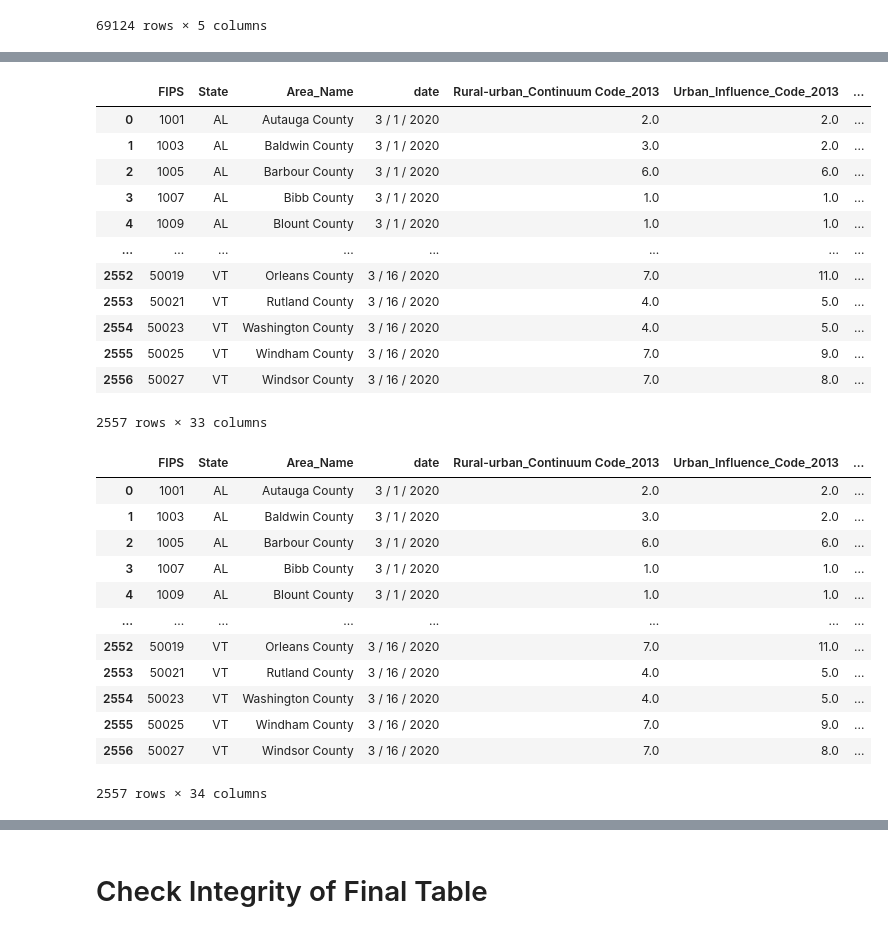
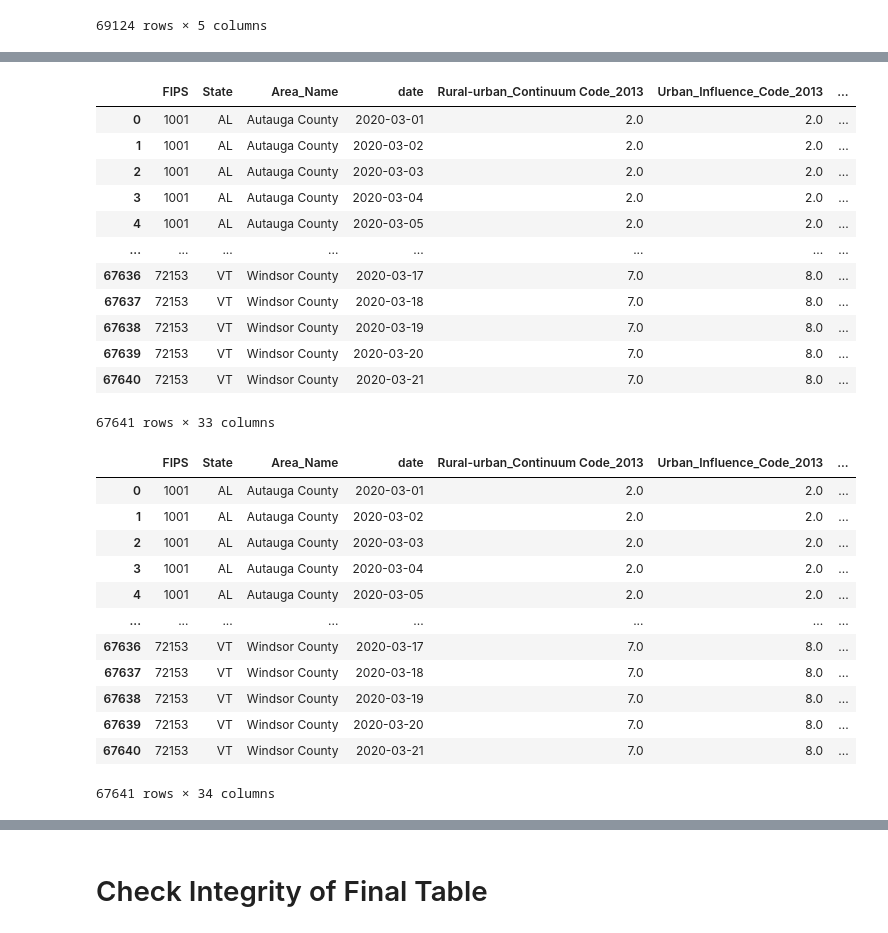
Before and after one commit to KotR9001/Covid_19_Insights, a Jupyter notebook: Jupyter Notebooks/Covid-19_Insights.ipynb, the cells around one changed output, grey strips where cells are left out. Saved outputs shown, nothing was run; the diff lists cells and outputs as text; code cells hidden in the pictures.

```diff
--- a/Jupyter Notebooks/Covid-19_Insights.ipynb
+++ b/Jupyter Notebooks/Covid-19_Insights.ipynb
@@ -251,6 +252,7 @@ grocery_visits_pivot_cleaned
 #Create Healthcare Visits Pivot Table
 healthcare_visits_pivot = pd.melt(healthcare_visits, id_vars='FIPS', var_name="date", value_name='Healthcare_Visits')
 healthcare_visits_pivot_cleaned = healthcare_visits_pivot.reset_index(drop=True)
+healthcare_visits_pivot_cleaned['date'] = pd.to_datetime(healthcare_visits_pivot['date'])
 healthcare_visits_pivot_cleaned
 # %% [output]
 |  | FIPS | date | Healthcare_Visits |
@@ -270,6 +272,7 @@ healthcare_visits_pivot_cleaned
 #Create Hospital Visits Pivot Table
 hospital_visits_pivot = pd.melt(hospital_visits, id_vars='FIPS', var_name="date", value_name='Hospital_Visits')
 hospital_visits_pivot_cleaned = hospital_visits_pivot.reset_index(drop=True)
+hospital_visits_pivot_cleaned['date'] = pd.to_datetime(hospital_visits_pivot_cleaned['date'])
 hospital_visits_pivot_cleaned
 # %% [output]
 |  | FIPS | date | Hospital_Visits |
@@ -383,7 +387,8 @@ infections_deaths_pivot_sorted
 69124 rows × 5 columns
 # %%
 #Join Feature Tables
-counties_grocery_pivots = counties_features.join(grocery_visits_pivot_cleaned[['date', 'Grocery_Visits']], how='inner', on='FIPS')
+#Found Method to Merge & Fill Missing Values at https://pandas.pydata.org/pandas-docs/stable/reference/api/pandas.merge_ordered.html
+counties_grocery_pivots = pd.merge_ordered(counties_features, grocery_visits_pivot_cleaned, how='outer', on='FIPS', fill_method='ffill')
 counties_grocery_pivots_sorted = counties_grocery_pivots.sort_values(['FIPS', 'date'], ascending=True).reset_index(drop=True)
 counties_grocery_pivots_columns = counties_grocery_pivots_sorted.columns
 counties_grocery_pivots_sorted = counties_grocery_pivots[['FIPS', 'State', 'Area_Name', 'date', 'Rural-urban_Continuum Code_2013',
@@ -409,5 +414,7 @@ counties_grocery_pivots_sorted = counties_grocery_pivots[['FIPS', 'State', 'Area
        'Total Residents/Fellows in Primary Care ACGME Programs per 100000 Population as of Dec. 31 2018 (AAMC)',
        'ICU Beds', 'crime_rate_per_100000', 'Grocery_Visits']]
 counties_grocery_pivots_sorted
+#counties_grocery_pivots_sorted.loc[(counties_grocery_pivots_sorted['date']=='2020-03-02')].dropna()
+#len(counties_grocery_pivots_sorted['FIPS'].unique())
 # %% [output]
 |  | FIPS | State | Area_Name | date | Rural-urban_Continuum Code_2013 | Urban_Influence_Code_2013 | ... |
@@ -426,7 +433,6 @@ counties_grocery_pivots_sorted
 # %%
 #Join with Heathcare Visits
-co_gr_hc_pivot = counties_grocery_pivots_sorted.merge(healthcare_visits_pivot_cleaned['Healthcare_Visits'], how='inner', right_on=healthcare_visits_pivot_cleaned[['FIPS', 'date']],
-                                                     left_index=True)
+co_gr_hc_pivot = counties_grocery_pivots_sorted.merge(healthcare_visits_pivot_cleaned, how='inner', on=['FIPS', 'date'])
 co_gr_hc_pivot_sorted = co_gr_hc_pivot.sort_values(['FIPS', 'date'], ascending=True).reset_index(drop=True)
 co_gr_hc_pivot_sorted
 # %% [output]
@@ -437,40 +452,40 @@ KeyError:         FIPS           date
 # %%
 #Join with Hospital Visits
-co_gr_hc_ho_pivot = co_gr_hc_pivot_sorted.join(hospital_visits_pivot_cleaned['Hospital_Visits'], how='inner', on='FIPS')
+co_gr_hc_ho_pivot = co_gr_hc_pivot_sorted.merge(hospital_visits_pivot_cleaned, how='inner', on=['FIPS', 'date'])
 co_gr_hc_ho_pivot_sorted = co_gr_hc_ho_pivot.sort_values(['FIPS', 'date'], ascending=True).reset_index(drop=True)
 co_gr_hc_ho_pivot_sorted
 # %% [output]
 |  | FIPS | State | Area_Name | date | Rural-urban_Continuum Code_2013 | Urban_Influence_Code_2013 | ... |
-| 0 | 1001 | AL | Autauga County | 3 / 1 / 2020 | 2.0 | 2.0 | ... |
-| 1 | 1003 | AL | Baldwin County | 3 / 1 / 2020 | 3.0 | 2.0 | ... |
-| 2 | 1005 | AL | Barbour County | 3 / 1 / 2020 | 6.0 | 6.0 | ... |
-| 3 | 1007 | AL | Bibb County | 3 / 1 / 2020 | 1.0 | 1.0 | ... |
-| 4 | 1009 | AL | Blount County | 3 / 1 / 2020 | 1.0 | 1.0 | ... |
+| 0 | 1001 | AL | Autauga County | 2020-03-01 | 2.0 | 2.0 | ... |
+| 1 | 1001 | AL | Autauga County | 2020-03-02 | 2.0 | 2.0 | ... |
+| 2 | 1001 | AL | Autauga County | 2020-03-03 | 2.0 | 2.0 | ... |
+| 3 | 1001 | AL | Autauga County | 2020-03-04 | 2.0 | 2.0 | ... |
+| 4 | 1001 | AL | Autauga County | 2020-03-05 | 2.0 | 2.0 | ... |
 | ... | ... | ... | ... | ... | ... | ... | ... |
-| 2552 | 50019 | VT | Orleans County | 3 / 16 / 2020 | 7.0 | 11.0 | ... |
-| 2553 | 50021 | VT | Rutland County | 3 / 16 / 2020 | 4.0 | 5.0 | ... |
-| 2554 | 50023 | VT | Washington County | 3 / 16 / 2020 | 4.0 | 5.0 | ... |
-| 2555 | 50025 | VT | Windham County | 3 / 16 / 2020 | 7.0 | 9.0 | ... |
-| 2556 | 50027 | VT | Windsor County | 3 / 16 / 2020 | 7.0 | 8.0 | ... |
+| 67636 | 72153 | VT | Windsor County | 2020-03-17 | 7.0 | 8.0 | ... |
+| 67637 | 72153 | VT | Windsor County | 2020-03-18 | 7.0 | 8.0 | ... |
+| 67638 | 72153 | VT | Windsor County | 2020-03-19 | 7.0 | 8.0 | ... |
+| 67639 | 72153 | VT | Windsor County | 2020-03-20 | 7.0 | 8.0 | ... |
+| 67640 | 72153 | VT | Windsor County | 2020-03-21 | 7.0 | 8.0 | ... |
-2557 rows × 33 columns
+67641 rows × 33 columns
 # %%
 #Join with POI Visits
-co_gr_hc_ho_poi_pivot = co_gr_hc_ho_pivot_sorted.join(poi_visits_pivot_cleaned['POI_Visits'], how='inner', on='FIPS')
+co_gr_hc_ho_poi_pivot = co_gr_hc_ho_pivot_sorted.merge(poi_visits_pivot_cleaned, how='inner', on=['FIPS', 'date'])
 co_gr_hc_ho_poi_pivot_sorted = co_gr_hc_ho_poi_pivot.sort_values(['FIPS', 'date'], ascending=True).reset_index(drop=True)
 co_gr_hc_ho_poi_pivot_sorted
 # %% [output]
 |  | FIPS | State | Area_Name | date | Rural-urban_Continuum Code_2013 | Urban_Influence_Code_2013 | ... |
-| 0 | 1001 | AL | Autauga County | 3 / 1 / 2020 | 2.0 | 2.0 | ... |
-| 1 | 1003 | AL | Baldwin County | 3 / 1 / 2020 | 3.0 | 2.0 | ... |
-| 2 | 1005 | AL | Barbour County | 3 / 1 / 2020 | 6.0 | 6.0 | ... |
-| 3 | 1007 | AL | Bibb County | 3 / 1 / 2020 | 1.0 | 1.0 | ... |
-| 4 | 1009 | AL | Blount County | 3 / 1 / 2020 | 1.0 | 1.0 | ... |
+| 0 | 1001 | AL | Autauga County | 2020-03-01 | 2.0 | 2.0 | ... |
+| 1 | 1001 | AL | Autauga County | 2020-03-02 | 2.0 | 2.0 | ... |
+| 2 | 1001 | AL | Autauga County | 2020-03-03 | 2.0 | 2.0 | ... |
+| 3 | 1001 | AL | Autauga County | 2020-03-04 | 2.0 | 2.0 | ... |
+| 4 | 1001 | AL | Autauga County | 2020-03-05 | 2.0 | 2.0 | ... |
 | ... | ... | ... | ... | ... | ... | ... | ... |
-| 2552 | 50019 | VT | Orleans County | 3 / 16 / 2020 | 7.0 | 11.0 | ... |
-| 2553 | 50021 | VT | Rutland County | 3 / 16 / 2020 | 4.0 | 5.0 | ... |
-| 2554 | 50023 | VT | Washington County | 3 / 16 / 2020 | 4.0 | 5.0 | ... |
-| 2555 | 50025 | VT | Windham County | 3 / 16 / 2020 | 7.0 | 9.0 | ... |
-| 2556 | 50027 | VT | Windsor County | 3 / 16 / 2020 | 7.0 | 8.0 | ... |
+| 67636 | 72153 | VT | Windsor County | 2020-03-17 | 7.0 | 8.0 | ... |
+| 67637 | 72153 | VT | Windsor County | 2020-03-18 | 7.0 | 8.0 | ... |
+| 67638 | 72153 | VT | Windsor County | 2020-03-19 | 7.0 | 8.0 | ... |
+| 67639 | 72153 | VT | Windsor County | 2020-03-20 | 7.0 | 8.0 | ... |
+| 67640 | 72153 | VT | Windsor County | 2020-03-21 | 7.0 | 8.0 | ... |
-2557 rows × 34 columns
+67641 rows × 34 columns
 # %%
 #Join with Interventions
```
Also changed, not shown: parts of 31 cells of this notebook, 2 other files.
